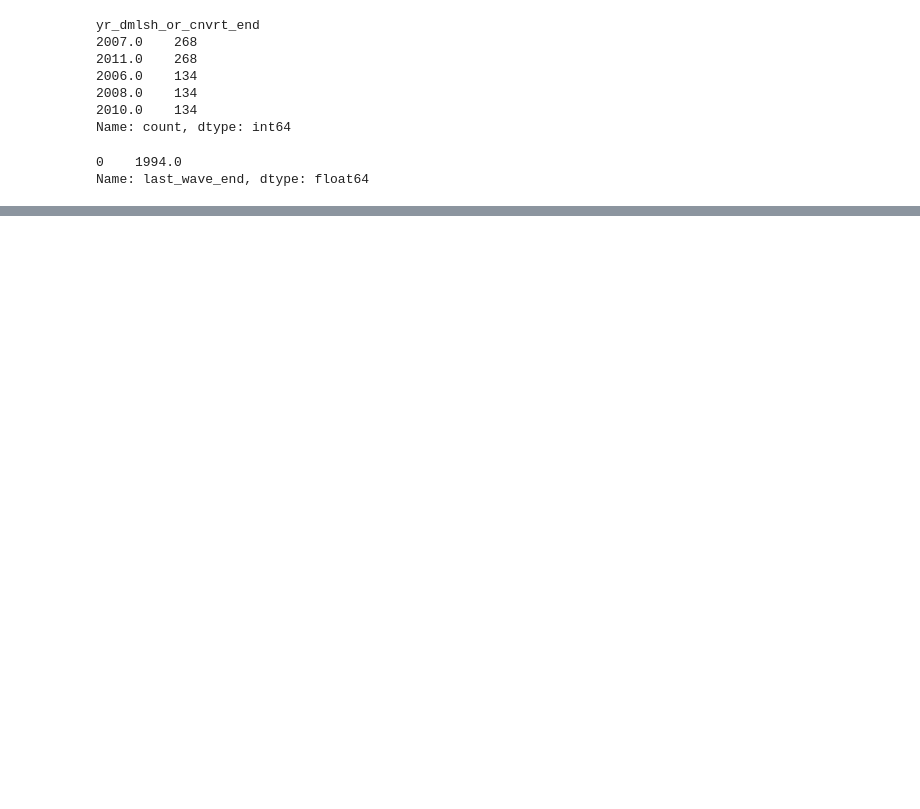
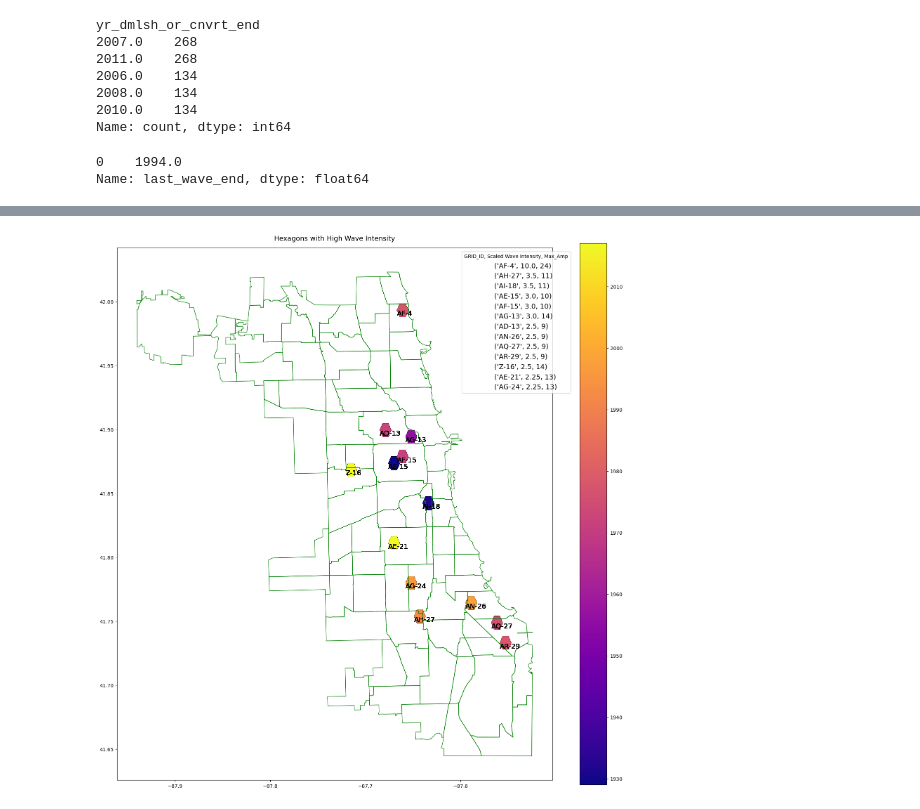
Before and after one commit to uchicago-justice-project/decreasing-homicide-waves, a Jupyter notebook: hom_decrease_2.ipynb, the cells around one changed output, grey strips where cells are left out. Cells and saved outputs as stored; diff of their text form; code cells hidden in the pictures; blank space fills up the shorter version.

```diff
--- a/hom_decrease_2.ipynb
+++ b/hom_decrease_2.ipynb
@@ -130,0 +198,44 @@ plt.show()
+# %%
+# Create figure and axis
+fig, ax = plt.subplots(figsize=(20, 20))
+
+# Plot all hexagons colored by longest_gap
+map_data_intensity.plot(column="wave_end_year", cmap="plasma", edgecolor="black", linewidth=0.1, legend=True, ax=ax,)
+ax.set_title("Hexagons with High Wave Intensity", fontsize=14, pad=15)
+#ax.annotate("Note: Hexagons where bldg_ct = 0 have been excluded in this visualization", xy=(0.5, -0.1), xycoords="axes fraction", ha="center", fontsize=10)
+
+#plt.xlim(-87.8, -87.5)
+#plt.ylim(41.63, 41.95)
+
+# Plot community boundaries
+
+commarea.plot(facecolor="none", edgecolor="green", linewidth=1, ax=ax)
+
+# Add community labels
+
+for geo, label in zip(map_data_intensity.geometry,
+                        map_data_intensity.GRID_ID):
+    x_min, y_min, x_max, y_max = geo.bounds
+    ax.text(x_min, y_min, label,
+             fontsize=14, color='black' , ha="left", va="bottom", weight="normal", wrap=True)
+'''
+for x, y, label in zip(commarea.geometry.centroid.x,
+                        commarea.geometry.centroid.y,
+                        commarea["COMMUNITY"]):
+    ax.text(x, y, label, fontsize=6, color="white", ha="center", va="center")'''
+
+legend = []
+
+for i in map_data_intensity['GRID_ID'].unique():
+    sub_map = map_data_intensity[map_data_intensity['GRID_ID']==i]
+    amp = sub_map['wave_amplitude'].max()
+    intensity = sub_map['wave_intensity'].max()
+
+    legend.append((i, float(intensity), int(amp)))
+
+handles = [plt.Line2D([0], [0], linestyle='', label=grid_id) for grid_id in legend]
+plt.legend(handles=handles, fontsize=14, title="GRID_ID, Scaled Wave Intensity, Max_Amp", bbox_to_anchor=(1.05, 1), loc='upper right')
+
+plt.show()
+# %% [output]
+[figure, added]
```
Also changed, not shown: parts of 12 cells of this notebook.
